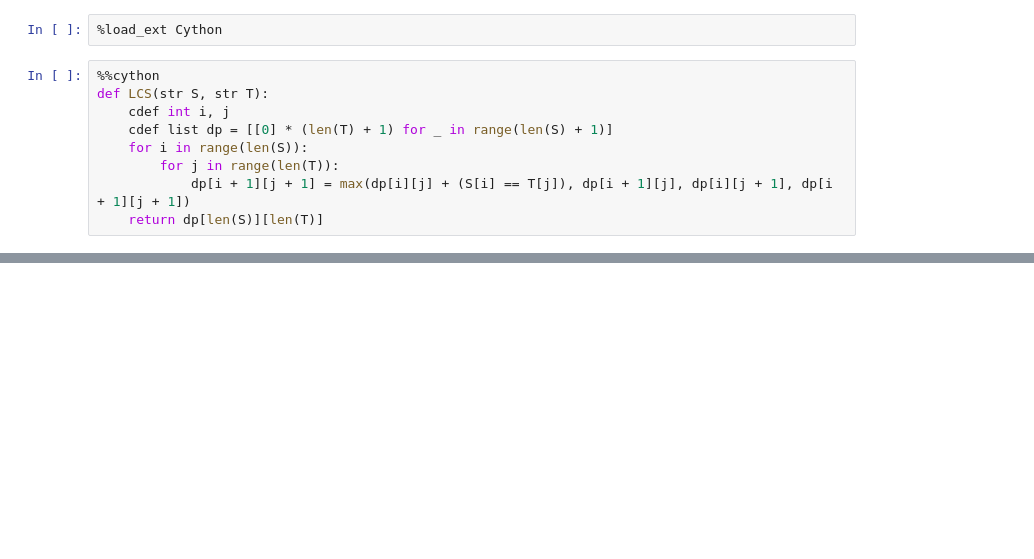
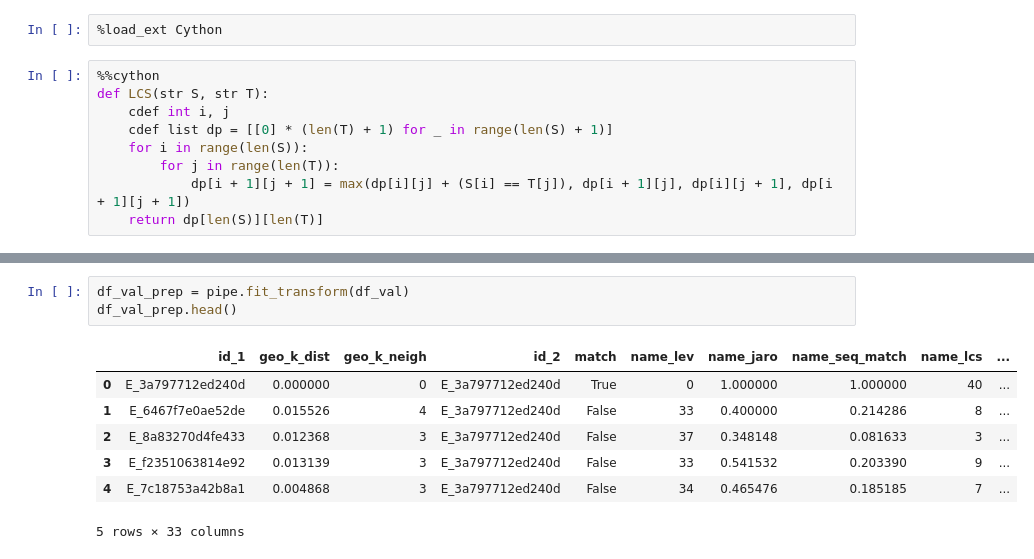
Before and after one commit to ParalogyX/Foursquare_Location_Matching, a Jupyter notebook: data_prep.ipynb, the cells around one changed output, grey strips where cells are left out. Drawn from its saved outputs; the diff is of its cells as text; blank space fills up the shorter version.

```diff
--- a/data_prep.ipynb
+++ b/data_prep.ipynb
@@ -311,0 +313,11 @@ def add_features(df):
+# %%
+df_val_prep = pipe.fit_transform(df_val)
+df_val_prep.head()
+# %% [output]
+|  | id_1 | geo_k_dist | geo_k_neigh | id_2 | match | name_lev | name_jaro | name_seq_match | name_lcs | ... |
+| 0 | E_3a797712ed240d | 0.000000 | 0 | E_3a797712ed240d | True | 0 | 1.000000 | 1.000000 | 40 | ... |
+| 1 | E_6467f7e0ae52de | 0.015526 | 4 | E_3a797712ed240d | False | 33 | 0.400000 | 0.214286 | 8 | ... |
+| 2 | E_8a83270d4fe433 | 0.012368 | 3 | E_3a797712ed240d | False | 37 | 0.348148 | 0.081633 | 3 | ... |
+| 3 | E_f2351063814e92 | 0.013139 | 3 | E_3a797712ed240d | False | 33 | 0.541532 | 0.203390 | 9 | ... |
+| 4 | E_7c18753a42b8a1 | 0.004868 | 3 | E_3a797712ed240d | False | 34 | 0.465476 | 0.185185 | 7 | ... |
+5 rows × 33 columns
```
Also changed, not shown: parts of 26 cells of this notebook.
